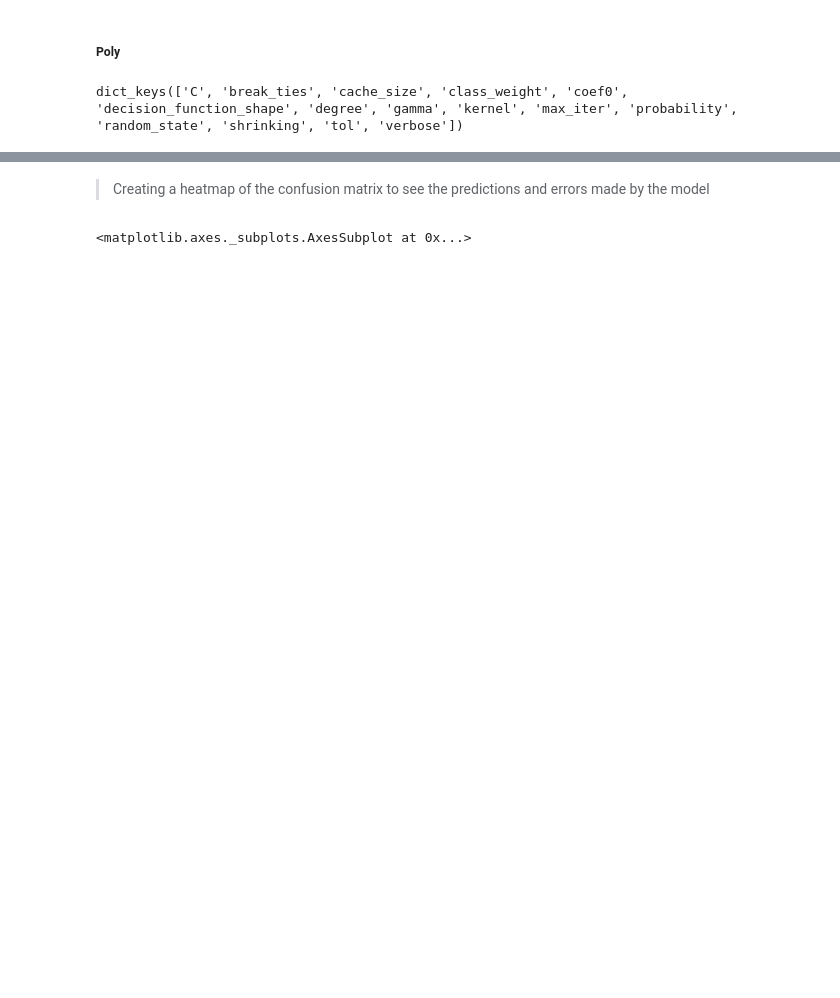
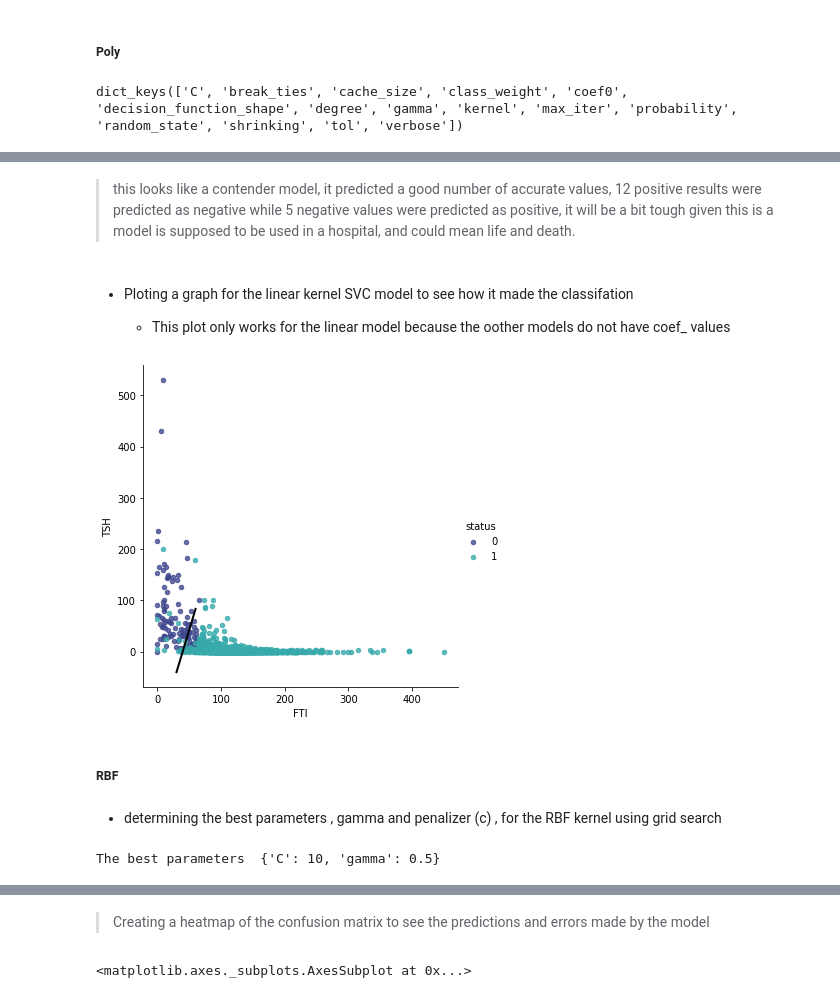
Before and after one commit to draglar/Hypothaloid_Prescence, a Jupyter notebook: Ian_Muigai_IP_week_8.ipynb, the cells around one changed output, grey strips where cells are left out. Saved outputs shown, nothing was run; the diff lists cells and outputs as text; code cells hidden in the pictures; blank space fills up the shorter version.

```diff
--- a/Ian_Muigai_IP_week_8.ipynb
+++ b/Ian_Muigai_IP_week_8.ipynb
@@ -661,0 +771,6 @@ Accuracy  0.9764868603042877
+# %%
+linear=SVC(kernel='linear',C=20,gamma=0.5)
+linear.fit(x_train, y_train)
+y_pred = linear.predict(x_test)
+comp = pd.DataFrame({'Actual': y_test, 'Predicted': y_pred.flatten()})
+comp.describe()
@@ -661,0 +801,29 @@ Accuracy  0.9764868603042877
+# %% [markdown]
+> this looks like a contender model, it predicted a good number of accurate values, 12 positive results were predicted as negative while 5 negative values were predicted as positive, it will be a bit tough given this is a model is supposed to be used in a hospital, and could mean life and death.
+# %% [markdown]
+* Ploting a graph for the linear kernel SVC model to see how it made the classifation
+
+  * This plot only works for the linear model because the oother models do not have coef_ values
+# %%
+w = linear.coef_[0]
+a = -w[0] / w[1]
+
+xx = np.linspace(30, 60)
+yy = a * xx - (linear.intercept_[0]) / w[1]
+
+sns.lmplot('FTI','TSH', data=thyroid, hue='status', palette='mako', fit_reg=False, scatter_kws={"s": 20})
+plt.plot(xx, yy, linewidth=2, color='black');
+# %% [output]
+[figure, added]
+# %% [markdown]
+##### RBF
+# %% [markdown]
+- determining the best parameters , gamma and penalizer (c) , for the RBF kernel using grid search
+# %%
+gam=[0.5,1,1.5]
+c=[1,10,20]
+grid = GridSearchCV(estimator=SVC(),param_grid={'C':c,'gamma':gam})
+grid.fit(x_,y_)
+print('The best parameters ',grid.best_params_)
+# %% [output]
+The best parameters  {'C': 10, 'gamma': 0.5}
```
Also changed, not shown: parts of 83 cells of this notebook.
